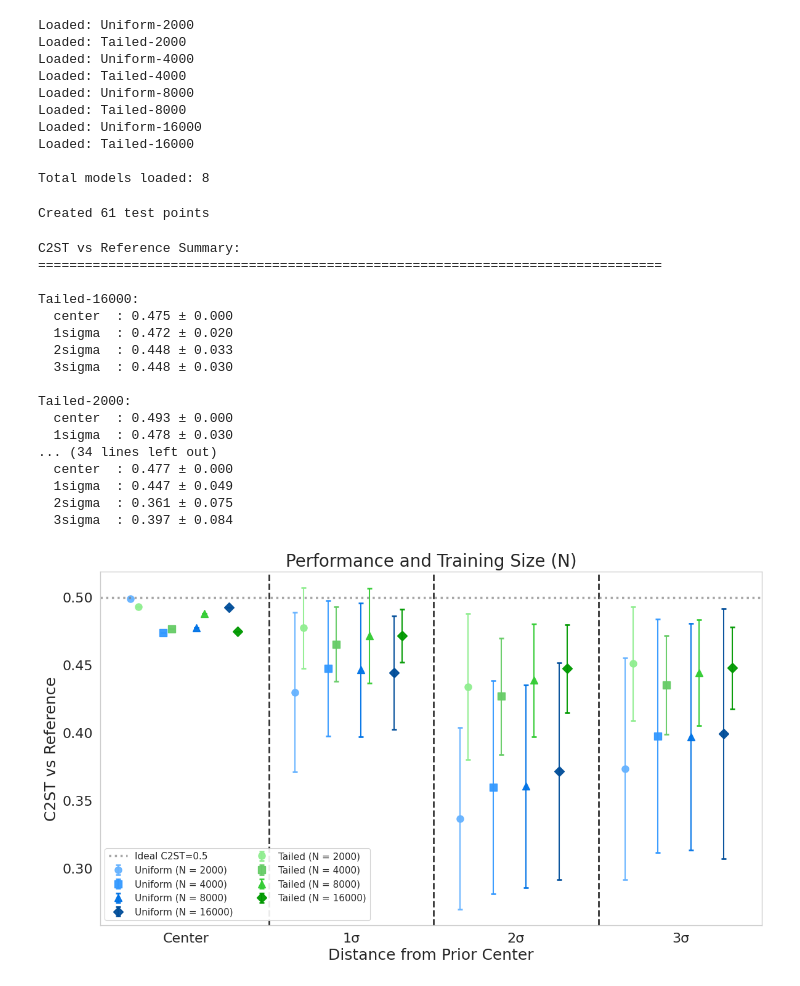
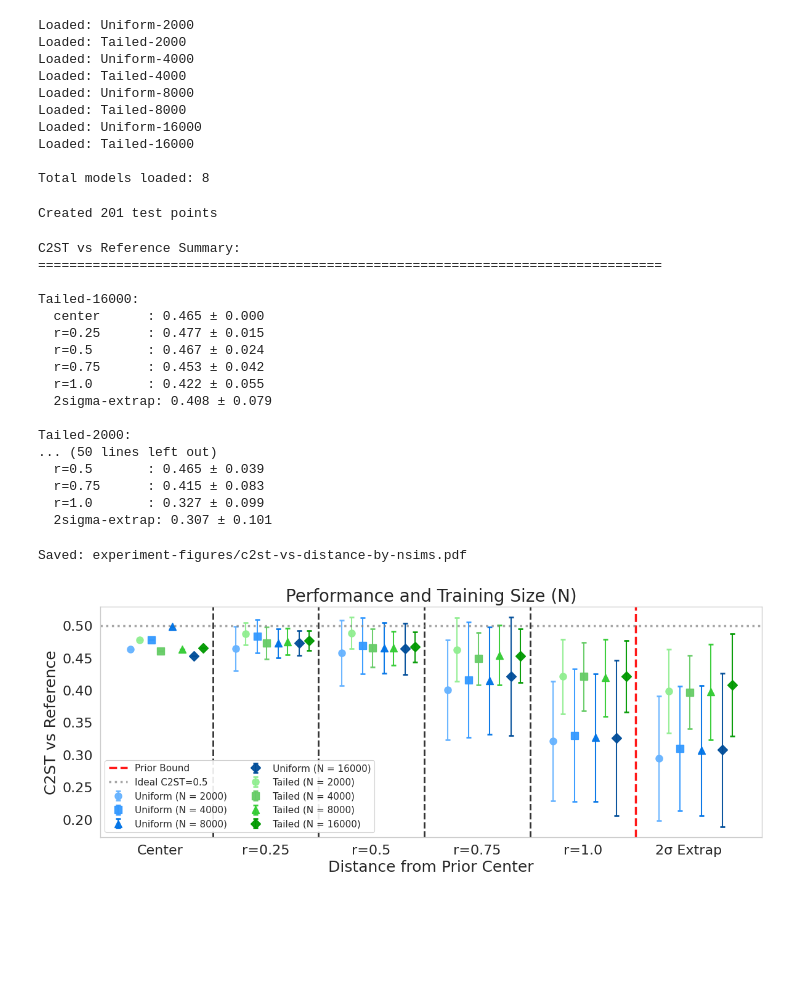
Before and after one commit to chaipattira/tailed-uniform-sbi, a Jupyter notebook: notebooks/inference-nsims.ipynb, the cells around one changed output. Drawn from its saved outputs; the diff is of its cells as text; code cells hidden in the pictures; blank space fills up the shorter version.

```diff
--- a/notebooks/inference-nsims.ipynb
+++ b/notebooks/inference-nsims.ipynb
@@ -203,10 +212,10 @@ simulator = task.get_simulator()
 evaluator = DistanceEvaluator(simulator, param_ranges, task)
 
 # Create test points (using fewer points for faster evaluation)
-test_points, distance_bins = evaluator.create_test_points(n_points_per_radius=20)
+test_points, distance_bins = evaluator.create_test_points(n_points_per_radius=40)
 print(f"Created {len(test_points)} test points")
 # %% [output]
-Created 61 test points
+Created 201 test points
 # %%
 # Evaluate all models
 results_all = evaluator.evaluate_all(all_posteriors, test_points, n_samples=n_posterior_samples)
@@ -216,7 +225,7 @@ def compute_c2st_vs_reference(results, distance_bins, evaluator):
     """Compute C2ST vs Reference for all models at each distance bin"""
     model_names = [k for k in results.keys() if k not in ['test_points', 'observations', 'Reference']]
 
-    distance_bin_names = ['center', '1sigma', '2sigma', '3sigma']
+    distance_bin_names = ['center', 'r=0.25', 'r=0.5', 'r=0.75', 'r=1.0', '2sigma-extrap']
     c2st_by_model_and_distance = {}
 
     for model_name in model_names:
@@ -246,51 +255,52 @@ print("C2ST vs Reference Summary:")
 print("=" * 80)
 for model_name in sorted(c2st_results.keys()):
     print(f"\n{model_name}:")
-    for bin_name in ['center', '1sigma', '2sigma', '3sigma']:
+    for bin_name in ['center', 'r=0.25', 'r=0.5', 'r=0.75', 'r=1.0', '2sigma-extrap']:
         if c2st_results[model_name][bin_name]:
             vals = np.array(c2st_results[model_name][bin_name])
-            print(f"  {bin_name:8s}: {np.mean(vals):.3f} ± {np.std(vals):.3f}")
+            print(f"  {bin_name:12s}: {np.mean(vals):.3f} ± {np.std(vals):.3f}")
 # %% [output]
 C2ST vs Reference Summary:
 ================================================================================
 
 Tailed-16000:
-  center  : 0.475 ± 0.000
-  1sigma  : 0.472 ± 0.020
-  2sigma  : 0.448 ± 0.033
-  3sigma  : 0.448 ± 0.030
+  center      : 0.465 ± 0.000
+  r=0.25      : 0.477 ± 0.015
+  r=0.5       : 0.467 ± 0.024
+  r=0.75      : 0.453 ± 0.042
+  r=1.0       : 0.422 ± 0.055
+  2sigma-extrap: 0.408 ± 0.079
 
 Tailed-2000:
-  center  : 0.493 ± 0.000
-  1sigma  : 0.478 ± 0.030
-... (34 lines left out)
-  center  : 0.477 ± 0.000
-  1sigma  : 0.447 ± 0.049
-  2sigma  : 0.361 ± 0.075
-  3sigma  : 0.397 ± 0.084
+... (50 lines left out)
+  r=0.5       : 0.465 ± 0.039
+  r=0.75      : 0.415 ± 0.083
+  r=1.0       : 0.327 ± 0.099
+  2sigma-extrap: 0.307 ± 0.101
 # %%
-def plot_c2st_vs_distance_single_plot(c2st_results, figsize=(12, 7)):
+def plot_c2st_vs_distance_single_plot(c2st_results, figsize=(12, 5)):
     """Plot C2ST vs distance for all model configurations in a single plot"""
-    distance_bins = ['center', '1sigma', '2sigma', '3sigma']
-    bin_labels = ['Center', '1σ', '2σ', '3σ']
+    distance_bins = ['center', 'r=0.25', 'r=0.5', 'r=0.75', 'r=1.0', '2sigma-extrap']
+    bin_labels = ['Center', 'r=0.25', 'r=0.5', 'r=0.75', 'r=1.0', '2σ Extrap']
     x_positions = np.arange(len(distance_bins))
     plt.figure(figsize=figsize)
 
     # Define colors and markers for different configurations (with separation between uniform and tailed)
+    # Narrower offsets to accommodate 6 bins instead of 4
     # Uniform models - shades of blue (shifted left)
     uniform_styles = {
-        2000: {'color': '#66b3ff', 'marker': 'o', 'linestyle': '-', 'offset': -0.34},
-        4000: {'color': '#3399ff', 'marker': 's', 'linestyle': '-', 'offset': -0.14},
-        8000: {'color': '#0073e6', 'marker': '^', 'linestyle': '-', 'offset': 0.06},
-        16000: {'color': '#004d99', 'marker': 'D', 'linestyle': '-', 'offset': 0.26}
+        2000: {'color': '#66b3ff', 'marker': 'o', 'linestyle': '-', 'offset': -0.28},
+        4000: {'color': '#3399ff', 'marker': 's', 'linestyle': '-', 'offset': -0.12+0.04},
+        8000: {'color': '#0073e6', 'marker': '^', 'linestyle': '-', 'offset': 0.04+0.08},
+        16000: {'color': '#004d99', 'marker': 'D', 'linestyle': '-', 'offset': 0.20+0.12}
     }
 
     # Tailed models - shades of green (shifted right)
     tailed_styles = {
-        2000: {'color': '#90ee90', 'marker': 'o', 'linestyle': '--', 'offset': -0.29},
-        4000: {'color': '#66cc66', 'marker': 's', 'linestyle': '--', 'offset': -0.09},
-        8000: {'color': '#33cc33', 'marker': '^', 'linestyle': '--', 'offset': 0.11},
-        16000: {'color': '#009900', 'marker': 'D', 'linestyle': '--', 'offset': 0.31}
+        2000: {'color': '#90ee90', 'marker': 'o', 'linestyle': '--', 'offset': -0.19},
+        4000: {'color': '#66cc66', 'marker': 's', 'linestyle': '--', 'offset': -0.03+0.04},
+        8000: {'color': '#33cc33', 'marker': '^', 'linestyle': '--', 'offset': 0.13+0.08},
+        16000: {'color': '#009900', 'marker': 'D', 'linestyle': '--', 'offset': 0.29+0.12}
     }
 
     # Plot Uniform models
@@ -333,33 +343,45 @@ def plot_c2st_vs_distance_single_plot(c2st_results, figsize=(12, 7)):
                     valid_x.append(x_positions[i] + tailed_styles[n_sims]['offset'])
 
             if mean_c2st:  # Only plot if we have data
                 style = tailed_styles[n_sims]
                 plt.errorbar(valid_x, mean_c2st, yerr=std_c2st,
                             fmt=style['marker'],
                             label=f'Tailed (N = {n_sims})',
                             color=style['color'],
                             capsize=3, capthick=2, linewidth=0, markersize=8,
                             barsabove=True, elinewidth=1.5, alpha=0.95)
 
     # Add vertical dashed lines between distance bins
     for i in range(len(x_positions) - 1):
         separator_x = (x_positions[i] + x_positions[i + 1]) / 2
-        plt.axvline(separator_x, color='black', linestyle='--', linewidth=2.0, alpha=0.8, zorder=0)
+        # Last separator (between r=1.0 and 2sigma-extrap) is red and labeled
+        if i == len(x_positions) - 2:
+            plt.axvline(separator_x, color='red', linestyle='--', linewidth=2.5,
+                       alpha=0.9, zorder=0, label='Prior Bound')
+        else:
+            plt.axvline(separator_x, color='black', linestyle='--', linewidth=2.0,
+                       alpha=0.8, zorder=0)
 
     plt.axhline(0.5, color='gray', linestyle=':', linewidth=2.5, label='Ideal C2ST=0.5', alpha=0.7)
-    plt.xticks(x_positions, bin_labels, fontsize=16)
+    plt.xticks(x_positions, bin_labels, fontsize=14)
     plt.xlabel('Distance from Prior Center', fontsize=18)
     plt.ylabel('C2ST vs Reference', fontsize=18)
     plt.title('Performance and Training Size (N)', fontsize=20)
     plt.tick_params(axis='both', which='major', labelsize=16)
     plt.legend(fontsize=11, loc='best', ncol=2, framealpha=0.9)
     plt.grid(False)
     plt.tight_layout()
 
     return plt.gcf()
 
 # Create the single plot version
 fig = plot_c2st_vs_distance_single_plot(c2st_results)
+
+os.makedirs('experiment-figures', exist_ok=True)
+plt.savefig('experiment-figures/c2st-vs-distance-by-nsims.pdf', dpi=300, bbox_inches='tight')
+print("Saved: experiment-figures/c2st-vs-distance-by-nsims.pdf")
+
 plt.show()
 # %% [output]
+Saved: experiment-figures/c2st-vs-distance-by-nsims.pdf
-[figure, old version]
+[figure, new version]
```
Also changed, not shown: parts of 1 cell of this notebook, 4 other files.
